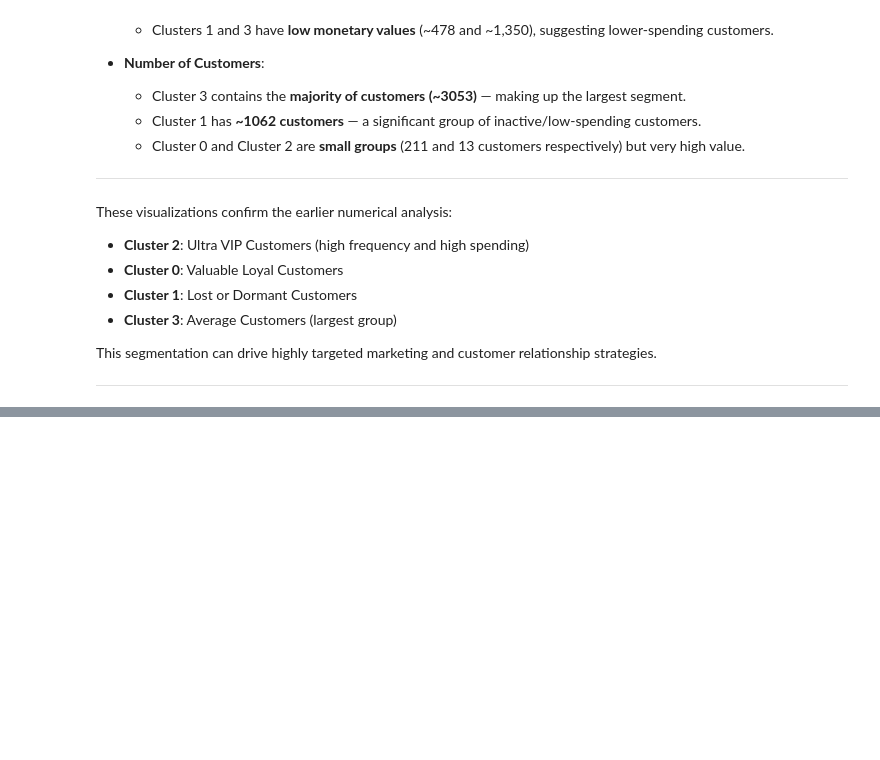
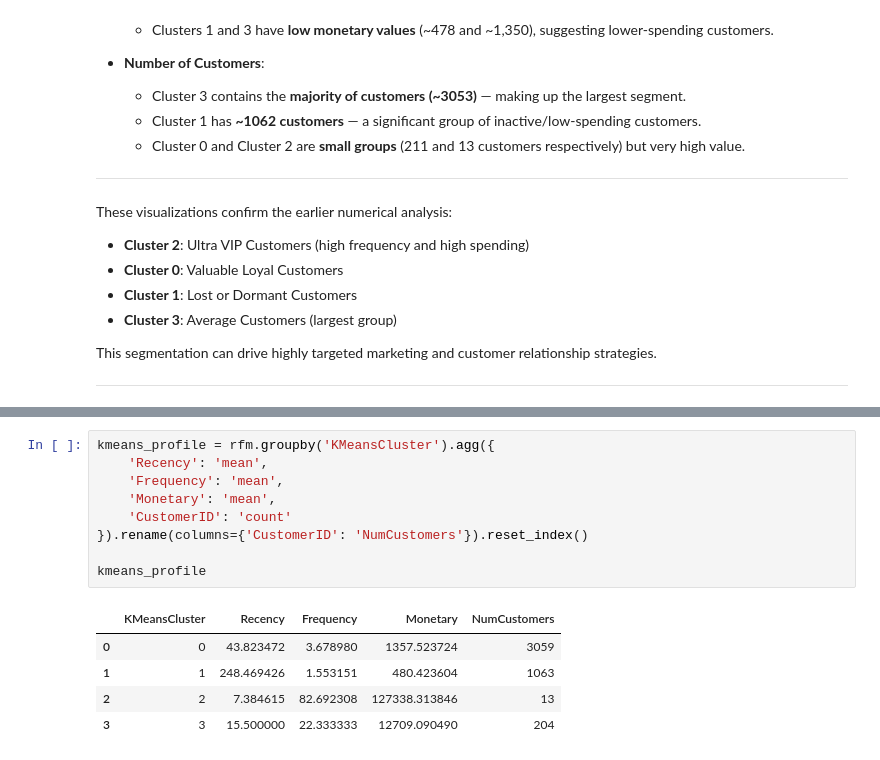
Before and after one commit to Shyli6/Customer-Segmentation, a Jupyter notebook: Final_project_unsupervised_model.ipynb, the cells around one changed output, grey strips where cells are left out. Cells and saved outputs as stored; diff of their text form; blank space fills up the shorter version.

```diff
--- a/Final_project_unsupervised_model.ipynb
+++ b/Final_project_unsupervised_model.ipynb
@@ -844,0 +846,15 @@ The key steps included:
+# %%
+kmeans_profile = rfm.groupby('KMeansCluster').agg({
+    'Recency': 'mean',
+    'Frequency': 'mean',
+    'Monetary': 'mean',
+    'CustomerID': 'count'
+}).rename(columns={'CustomerID': 'NumCustomers'}).reset_index()
+
+kmeans_profile
+# %% [output]
+|  | KMeansCluster | Recency | Frequency | Monetary | NumCustomers |
+| 0 | 0 | 43.823472 | 3.678980 | 1357.523724 | 3059 |
+| 1 | 1 | 248.469426 | 1.553151 | 480.423604 | 1063 |
+| 2 | 2 | 7.384615 | 82.692308 | 127338.313846 | 13 |
+| 3 | 3 | 15.500000 | 22.333333 | 12709.090490 | 204 |
```
Also changed, not shown: parts of 10 cells of this notebook.
